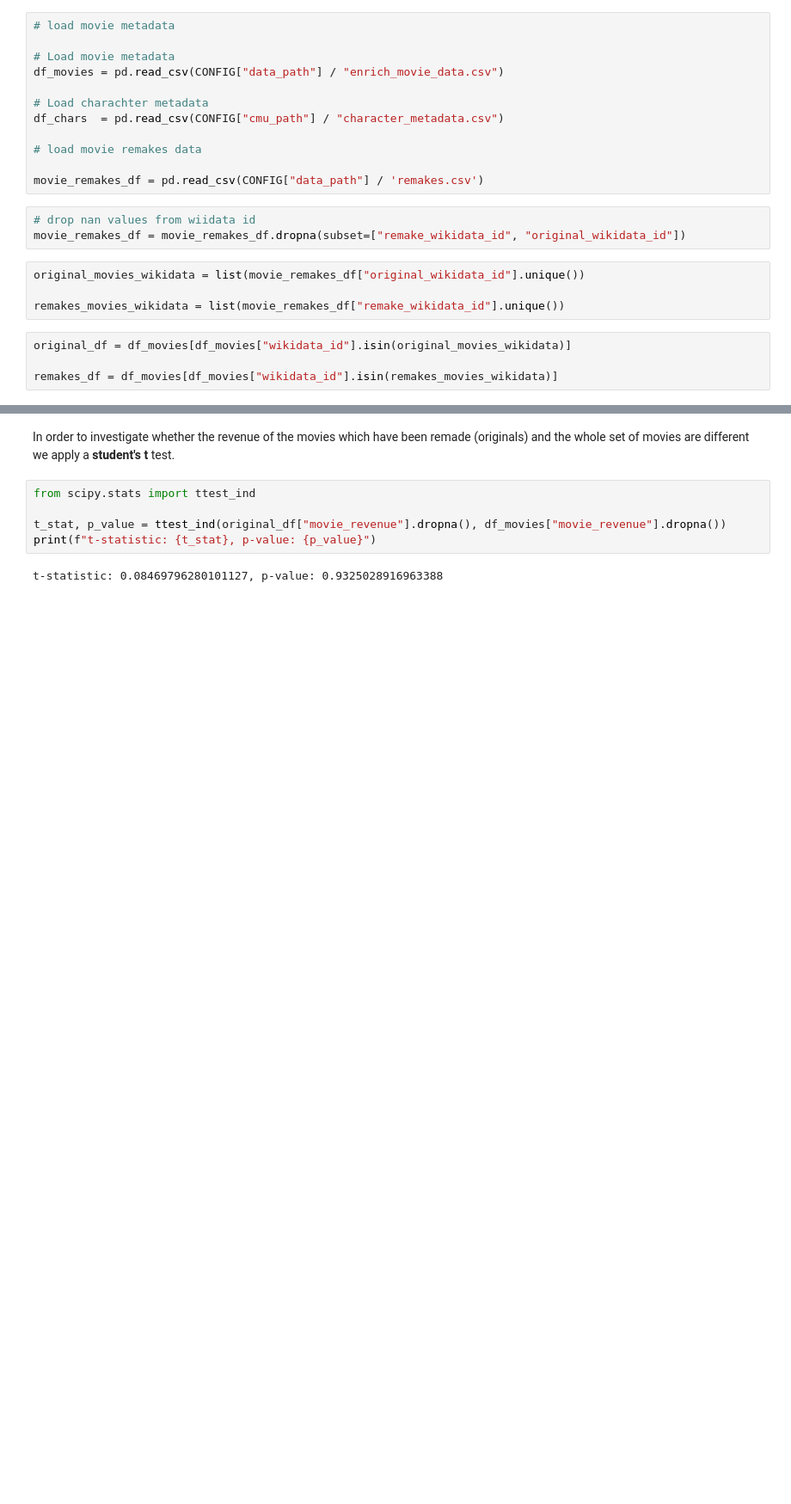
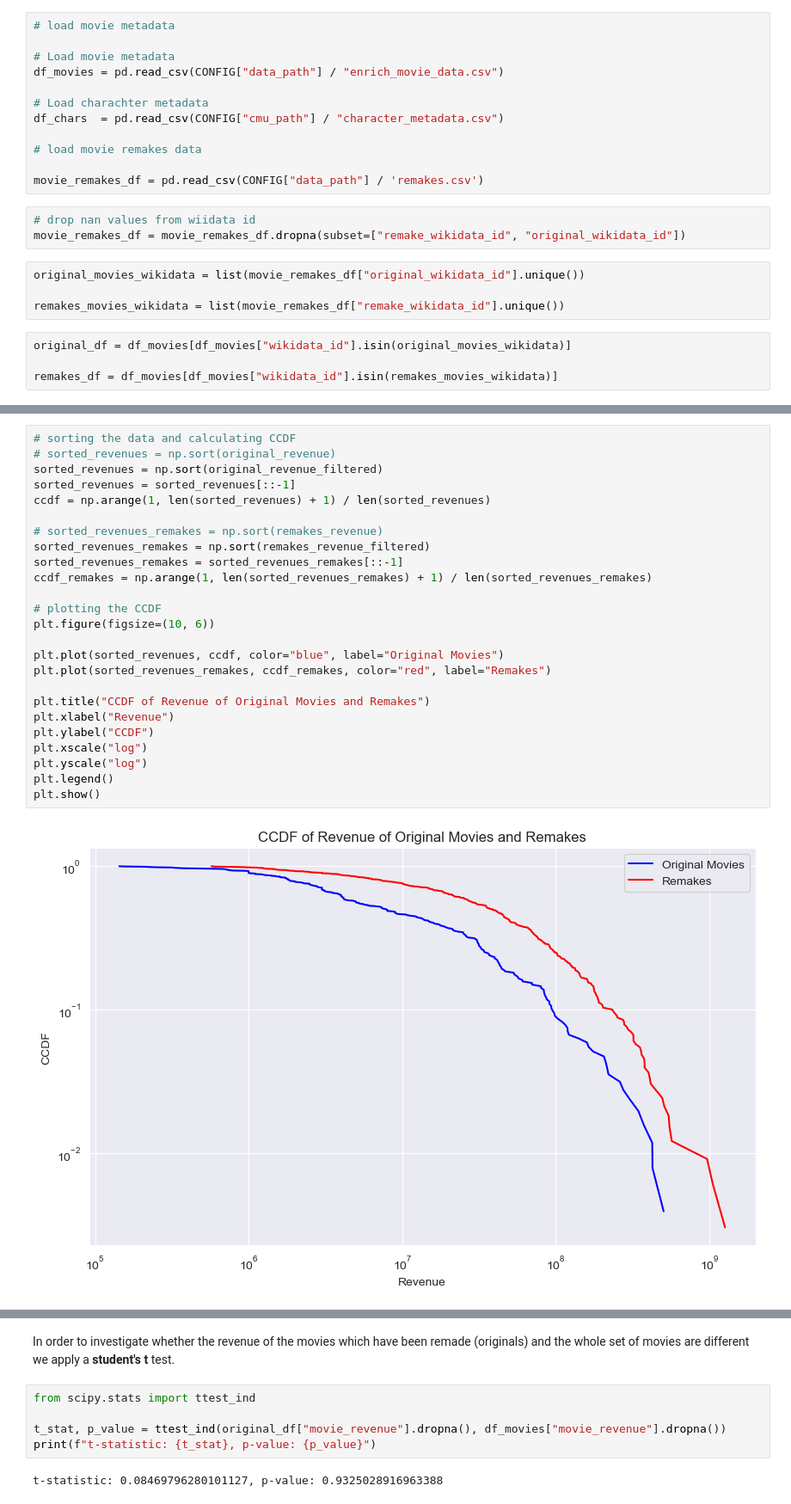
Before and after one commit to epfl-ada/ada-2024-project-madayam, a Jupyter notebook: src/main.ipynb, the cells around one changed output, grey strips where cells are left out. Shown at 86% size. Cells and saved outputs as stored; diff of their text form; blank space fills up the shorter version.

```diff
--- a/src/main.ipynb
+++ b/src/main.ipynb
@@ -50,0 +107,27 @@ remakes_df = df_movies[df_movies["wikidata_id"].isin(remakes_movies_wikidata)]
+# %%
+# sorting the data and calculating CCDF
+# sorted_revenues = np.sort(original_revenue)
+sorted_revenues = np.sort(original_revenue_filtered)
+sorted_revenues = sorted_revenues[::-1]
+ccdf = np.arange(1, len(sorted_revenues) + 1) / len(sorted_revenues)
+
+# sorted_revenues_remakes = np.sort(remakes_revenue)
+sorted_revenues_remakes = np.sort(remakes_revenue_filtered)
+sorted_revenues_remakes = sorted_revenues_remakes[::-1]
+ccdf_remakes = np.arange(1, len(sorted_revenues_remakes) + 1) / len(sorted_revenues_remakes)
+
+# plotting the CCDF
+plt.figure(figsize=(10, 6))
+
+plt.plot(sorted_revenues, ccdf, color="blue", label="Original Movies")
+plt.plot(sorted_revenues_remakes, ccdf_remakes, color="red", label="Remakes")
+
+plt.title("CCDF of Revenue of Original Movies and Remakes")
+plt.xlabel("Revenue")
+plt.ylabel("CCDF")
+plt.xscale("log")
+plt.yscale("log")
+plt.legend()
+plt.show()
+# %% [output]
+[figure, added]
```
Also changed, not shown: parts of 32 cells of this notebook.
